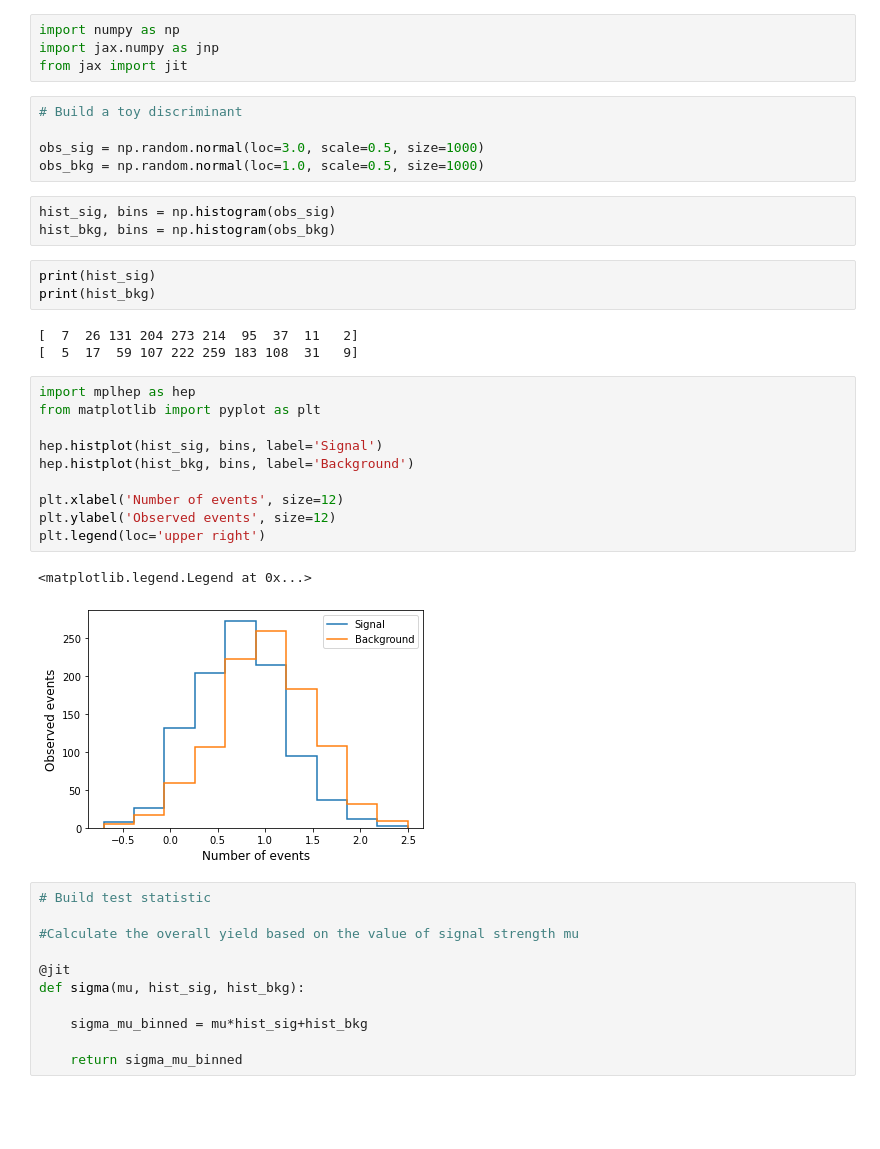
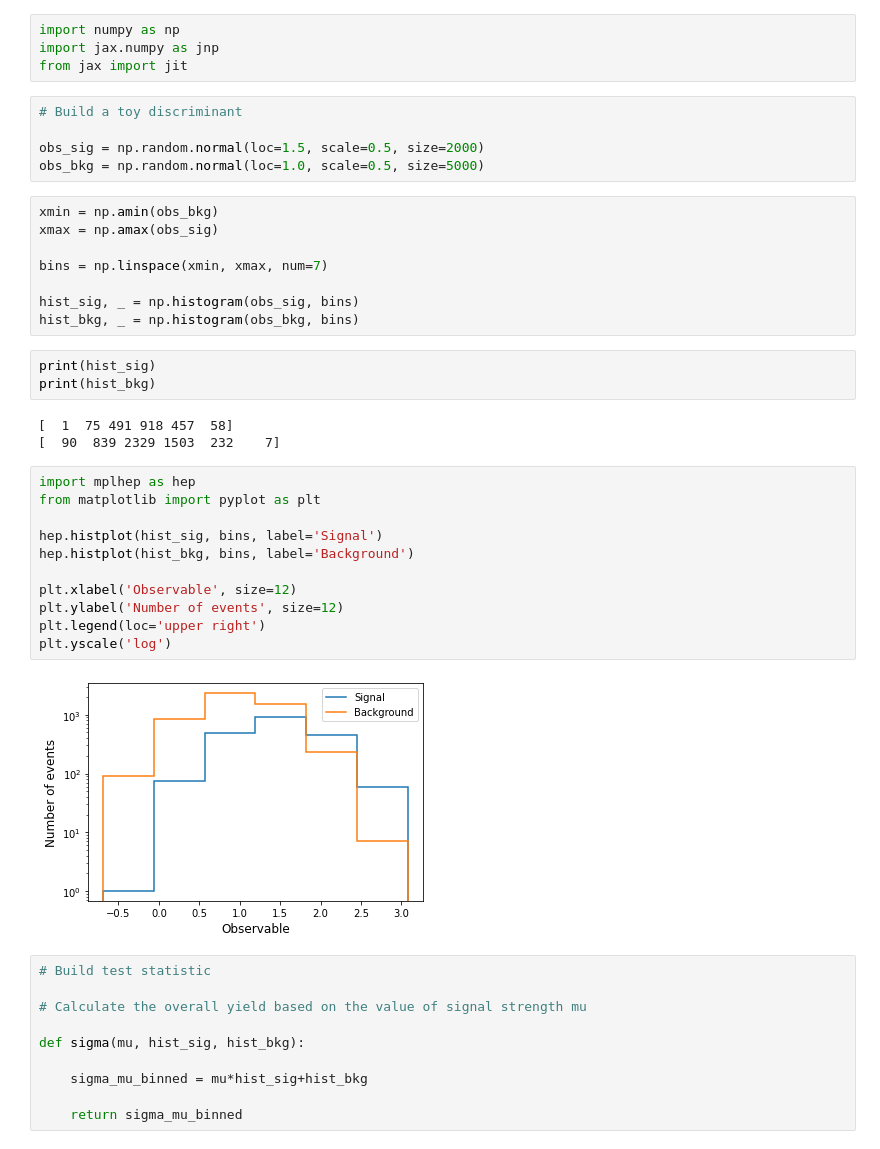
Before and after one commit to hsf-india-may2023/JAX_in_HEP, a Jupyter notebook: Exercise_2.ipynb, the cells around one changed output. Drawn from its saved outputs; the diff is of its cells as text; blank space fills up the shorter version.

```diff
--- a/Exercise_2.ipynb
+++ b/Exercise_2.ipynb
@@ -5,36 +5,40 @@ from jax import jit
 # %%
 # Build a toy discriminant
 
-obs_sig = np.random.normal(loc=3.0, scale=0.5, size=1000)
-obs_bkg = np.random.normal(loc=1.0, scale=0.5, size=1000)
+obs_sig = np.random.normal(loc=1.5, scale=0.5, size=2000)
+obs_bkg = np.random.normal(loc=1.0, scale=0.5, size=5000)
-# %%
-hist_sig, bins = np.histogram(obs_sig)
-hist_bkg, bins = np.histogram(obs_bkg)
+# %%
+xmin = np.amin(obs_bkg)
+xmax = np.amax(obs_sig)
+
+bins = np.linspace(xmin, xmax, num=7)
+
+hist_sig, _ = np.histogram(obs_sig, bins)
+hist_bkg, _ = np.histogram(obs_bkg, bins)
 # %%
 print(hist_sig)
 print(hist_bkg)
 # %% [output]
-[  7  26 131 204 273 214  95  37  11   2]
-[  5  17  59 107 222 259 183 108  31   9]
+[  1  75 491 918 457  58]
+[  90  839 2329 1503  232    7]
 # %%
 import mplhep as hep
 from matplotlib import pyplot as plt
 
 hep.histplot(hist_sig, bins, label='Signal')
 hep.histplot(hist_bkg, bins, label='Background')
 
-plt.xlabel('Number of events', size=12)
-plt.ylabel('Observed events', size=12)
+plt.xlabel('Observable', size=12)
+plt.ylabel('Number of events', size=12)
 plt.legend(loc='upper right')
+plt.yscale('log')
 # %% [output]
-<matplotlib.legend.Legend at 0x...>
-[figure, old version]
+[figure, new version]
 # %%
 # Build test statistic
 
-#Calculate the overall yield based on the value of signal strength mu
+# Calculate the overall yield based on the value of signal strength mu
 
-@jit
 def sigma(mu, hist_sig, hist_bkg):
 
     sigma_mu_binned = mu*hist_sig+hist_bkg
```
Also changed, not shown: parts of 18 cells of this notebook.
